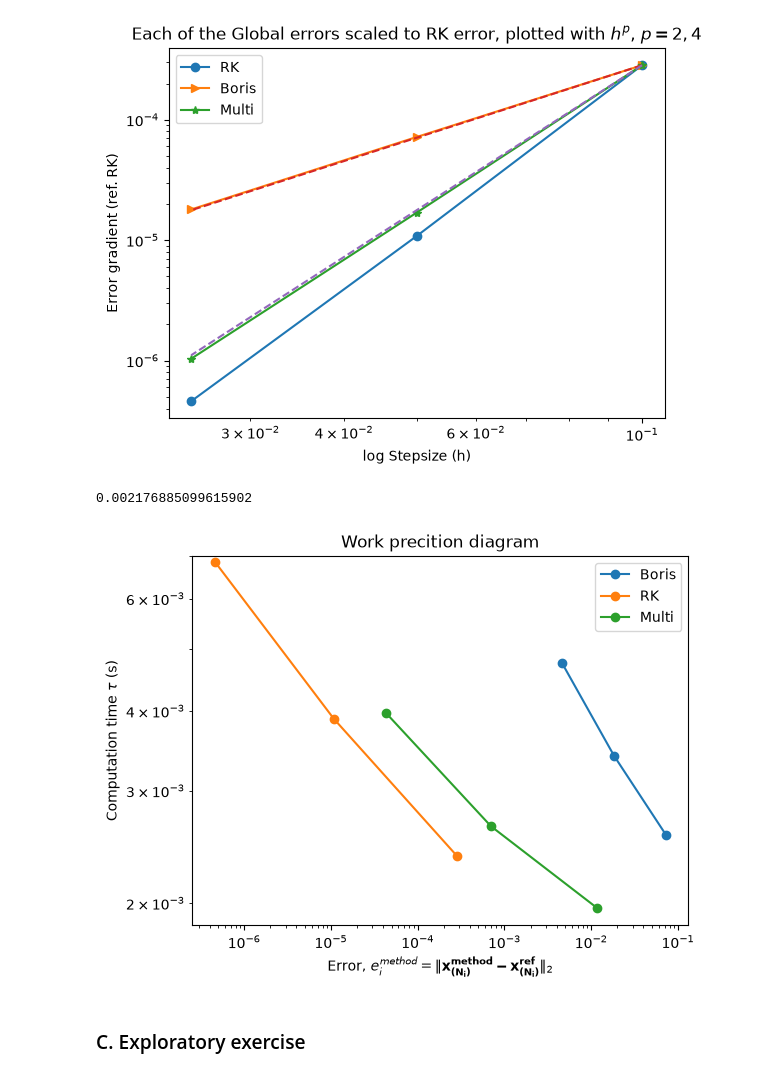
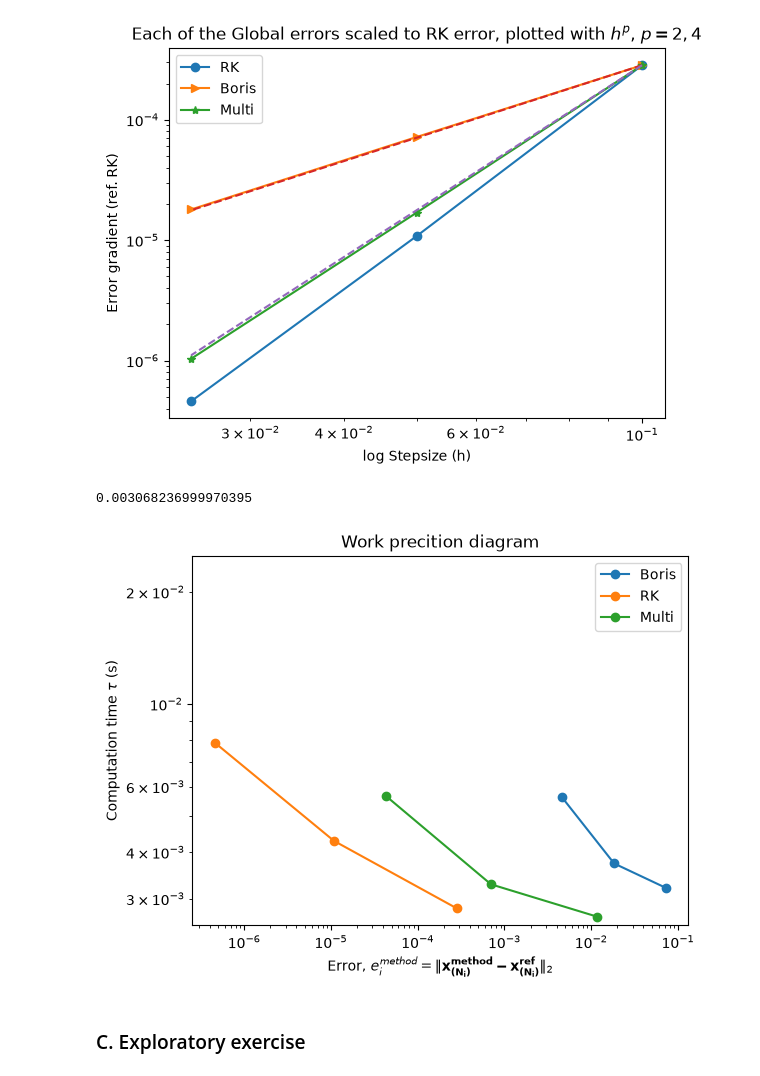
Before and after one commit to einaraarnaes/Project_2_TMA4215, a Jupyter notebook: report.ipynb, the cells around one changed output. Drawn from its saved outputs; the diff is of its cells as text; code cells hidden in the pictures.

```diff
--- a/report.ipynb
+++ b/report.ipynb
@@ -534,7 +534,7 @@ from time import perf_counter
 h = 0.1
 h_i = np.array([1,h,h/2,h/4])
 T = 1000
-n_rep = 1000
+n_rep = 100
 # %%
 #Time taking 2D
 
@@ -636,19 +636,19 @@ plt.show()
 # %%
 #Work precition diagram
 print(tau_i_Boris_2D[0])
 plt.figure()
 plt.title(r"Work precition diagram")
 plt.xlabel(r"Error, $e_i^{method} = \|\mathbf{x_{(N_i)}^{method}-x_{(N_i)}^{ref}}\|_2$")
 plt.ylabel(r"Computation time $\tau$ (s)")
 plt.loglog(e_i_Boris_2D[1:],tau_i_Boris_2D[1:],"o", label = "Boris", linestyle = "-")
 plt.loglog(e_i_RK_2D[1:],tau_i_RK_2D[1:],"o", label = "RK", linestyle = "-")
 plt.loglog(e_i_multi_2D[1:],tau_i_multi_2D[1:],"o", label = "Multi", linestyle = "-")
-plt.ylim(None,0.007)
+plt.ylim(None,0.025)
 plt.legend()
 plt.show()
 # %% [output]
-0.002176885099615902
+0.003068236999970395
-[figure, old version]
+[figure, new version]
 # %% [markdown]
 ### C. Exploratory exercise
 # %% [markdown]
```
Also changed, not shown: parts of 6 cells of this notebook.
